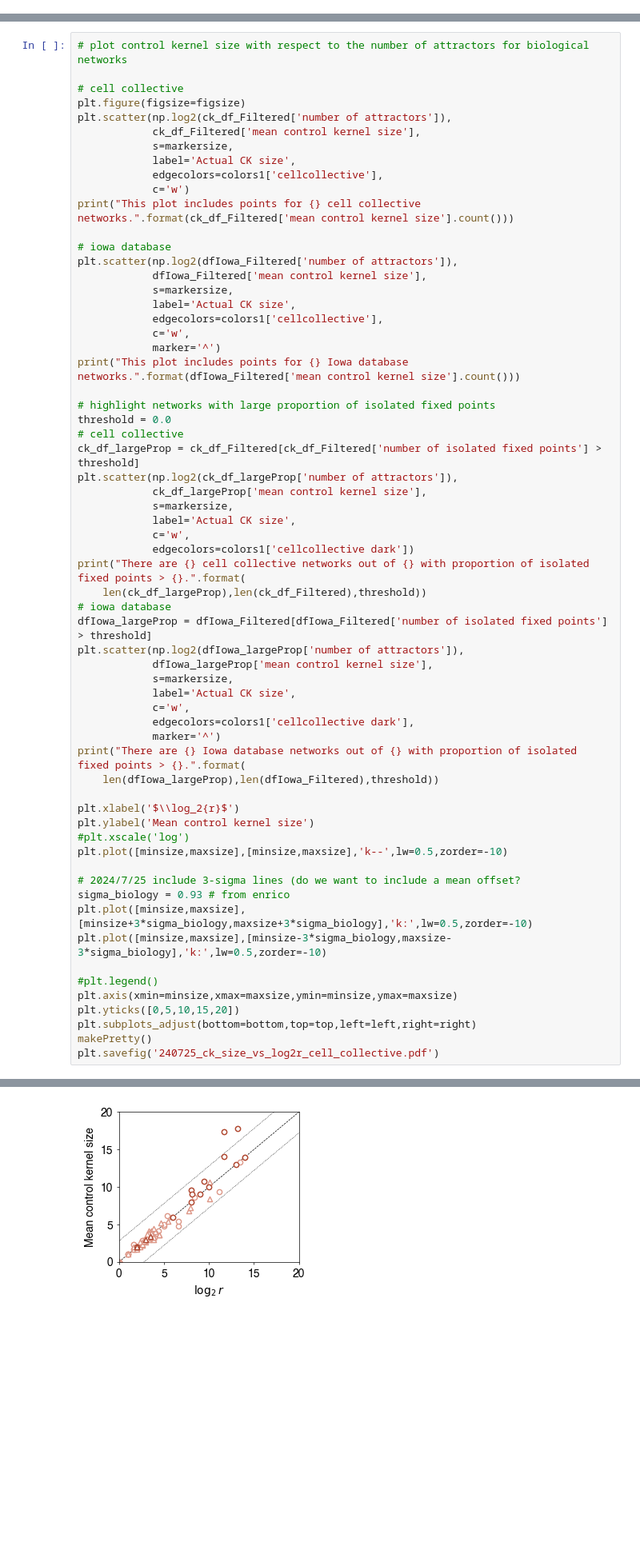
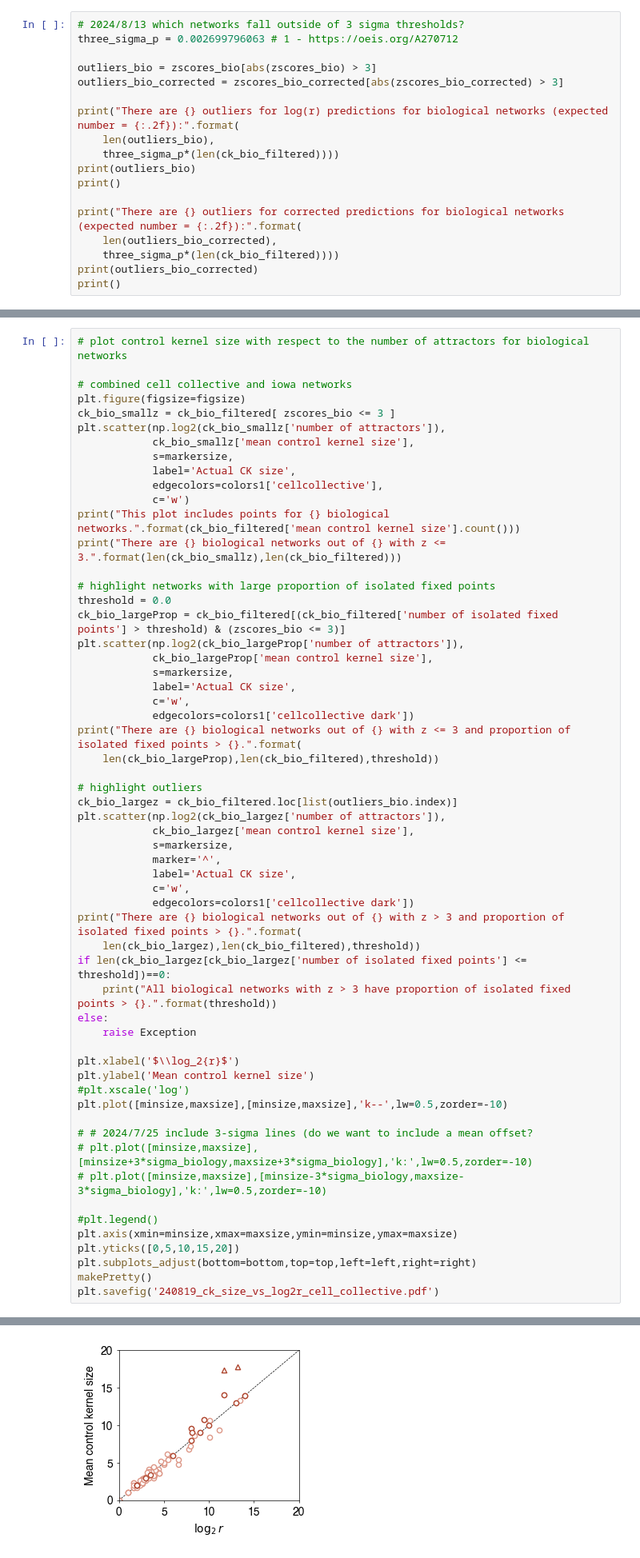
Before and after one commit to bcdaniels/Control-of-Synthetic-Boolean-Networks, a Jupyter notebook: CK_basin_sizes/basin-paper-figures.ipynb, the cells around one changed output, grey strips where cells are left out. Shown at 80% size. Cells and saved outputs as stored; diff of their text form; blank space fills up the shorter version.

Commit message:
update handling of outliers; some new analysis regarding input nodes

```diff
--- a/CK_basin_sizes/basin-paper-figures.ipynb
+++ b/CK_basin_sizes/basin-paper-figures.ipynb
@@ -799,0 +908,18 @@ There are a total of 104 biological networks with exact control kernel data, and
+# %%
+# 2024/8/13 which networks fall outside of 3 sigma thresholds?
+three_sigma_p = 0.002699796063 # 1 - https://oeis.org/A270712
+
+outliers_bio = zscores_bio[abs(zscores_bio) > 3]
+outliers_bio_corrected = zscores_bio_corrected[abs(zscores_bio_corrected) > 3]
+
+print("There are {} outliers for log(r) predictions for biological networks (expected number = {:.2f}):".format(
+    len(outliers_bio),
+    three_sigma_p*(len(ck_bio_filtered))))
+print(outliers_bio)
+print()
+
+print("There are {} outliers for corrected predictions for biological networks (expected number = {:.2f}):".format(
+    len(outliers_bio_corrected),
+    three_sigma_p*(len(ck_bio_filtered))))
+print(outliers_bio_corrected)
+print()
@@ -800,64 +938,59 @@ There are a total of 104 biological networks with exact control kernel data, and
 # %%
 # plot control kernel size with respect to the number of attractors for biological networks
 
-# cell collective
+# combined cell collective and iowa networks
 plt.figure(figsize=figsize)
-plt.scatter(np.log2(ck_df_Filtered['number of attractors']),
-            ck_df_Filtered['mean control kernel size'],
+ck_bio_smallz = ck_bio_filtered[ zscores_bio <= 3 ]
+plt.scatter(np.log2(ck_bio_smallz['number of attractors']),
+            ck_bio_smallz['mean control kernel size'],
             s=markersize,
             label='Actual CK size',
             edgecolors=colors1['cellcollective'],
             c='w')
-print("This plot includes points for {} cell collective networks.".format(ck_df_Filtered['mean control kernel size'].count()))
-
-# iowa database
-plt.scatter(np.log2(dfIowa_Filtered['number of attractors']),
-            dfIowa_Filtered['mean control kernel size'],
-            s=markersize,
-            label='Actual CK size',
-            edgecolors=colors1['cellcollective'],
-            c='w',
-            marker='^')
-print("This plot includes points for {} Iowa database networks.".format(dfIowa_Filtered['mean control kernel size'].count()))
+print("This plot includes points for {} biological networks.".format(ck_bio_filtered['mean control kernel size'].count()))
+print("There are {} biological networks out of {} with z <= 3.".format(len(ck_bio_smallz),len(ck_bio_filtered)))
 
 # highlight networks with large proportion of isolated fixed points
 threshold = 0.0
-# cell collective
-ck_df_largeProp = ck_df_Filtered[ck_df_Filtered['number of isolated fixed points'] > threshold]
-plt.scatter(np.log2(ck_df_largeProp['number of attractors']),
-            ck_df_largeProp['mean control kernel size'],
+ck_bio_largeProp = ck_bio_filtered[(ck_bio_filtered['number of isolated fixed points'] > threshold) & (zscores_bio <= 3)]
+plt.scatter(np.log2(ck_bio_largeProp['number of attractors']),
+            ck_bio_largeProp['mean control kernel size'],
             s=markersize,
             label='Actual CK size',
             c='w',
             edgecolors=colors1['cellcollective dark'])
-print("There are {} cell collective networks out of {} with proportion of isolated fixed points > {}.".format(
-    len(ck_df_largeProp),len(ck_df_Filtered),threshold))
-# iowa database
-dfIowa_largeProp = dfIowa_Filtered[dfIowa_Filtered['number of isolated fixed points'] > threshold]
-plt.scatter(np.log2(dfIowa_largeProp['number of attractors']),
-            dfIowa_largeProp['mean control kernel size'],
+print("There are {} biological networks out of {} with z <= 3 and proportion of isolated fixed points > {}.".format(
+    len(ck_bio_largeProp),len(ck_bio_filtered),threshold))
+
+# highlight outliers
+ck_bio_largez = ck_bio_filtered.loc[list(outliers_bio.index)]
+plt.scatter(np.log2(ck_bio_largez['number of attractors']),
+            ck_bio_largez['mean control kernel size'],
             s=markersize,
+            marker='^',
             label='Actual CK size',
             c='w',
-            edgecolors=colors1['cellcollective dark'],
-            marker='^')
-print("There are {} Iowa database networks out of {} with proportion of isolated fixed points > {}.".format(
-    len(dfIowa_largeProp),len(dfIowa_Filtered),threshold))
+            edgecolors=colors1['cellcollective dark'])
+print("There are {} biological networks out of {} with z > 3 and proportion of isolated fixed points > {}.".format(
+    len(ck_bio_largez),len(ck_bio_filtered),threshold))
+if len(ck_bio_largez[ck_bio_largez['number of isolated fixed points'] <= threshold])==0:
+    print("All biological networks with z > 3 have proportion of isolated fixed points > {}.".format(threshold))
+else:
+    raise Exception
 
 plt.xlabel('$\\log_2{r}$')
 plt.ylabel('Mean control kernel size')
 #plt.xscale('log')
 plt.plot([minsize,maxsize],[minsize,maxsize],'k--',lw=0.5,zorder=-10)
 
-# 2024/7/25 include 3-sigma lines (do we want to include a mean offset?
-sigma_biology = 0.93 # from enrico
-plt.plot([minsize,maxsize],[minsize+3*sigma_biology,maxsize+3*sigma_biology],'k:',lw=0.5,zorder=-10)
-plt.plot([minsize,maxsize],[minsize-3*sigma_biology,maxsize-3*sigma_biology],'k:',lw=0.5,zorder=-10)
+# # 2024/7/25 include 3-sigma lines (do we want to include a mean offset?
+# plt.plot([minsize,maxsize],[minsize+3*sigma_biology,maxsize+3*sigma_biology],'k:',lw=0.5,zorder=-10)
+# plt.plot([minsize,maxsize],[minsize-3*sigma_biology,maxsize-3*sigma_biology],'k:',lw=0.5,zorder=-10)
 
 #plt.legend()
 plt.axis(xmin=minsize,xmax=maxsize,ymin=minsize,ymax=maxsize)
 plt.yticks([0,5,10,15,20])
 plt.subplots_adjust(bottom=bottom,top=top,left=left,right=right)
 makePretty()
-plt.savefig('240725_ck_size_vs_log2r_cell_collective.pdf')
+plt.savefig('240819_ck_size_vs_log2r_cell_collective.pdf')
 # %% [output]
@@ -868,4 +1002,4 @@ There are 4 Iowa database networks out of 53 with proportion of isolated fixed p
-[figure, old version]
+[figure, new version]
 # %%
 dfIowa_largeProp[['size','number of core nodes','number of input nodes','number of attractors','number of isolated fixed points']]
 # %% [output]
```
Also changed, not shown: parts of 34 cells of this notebook.
